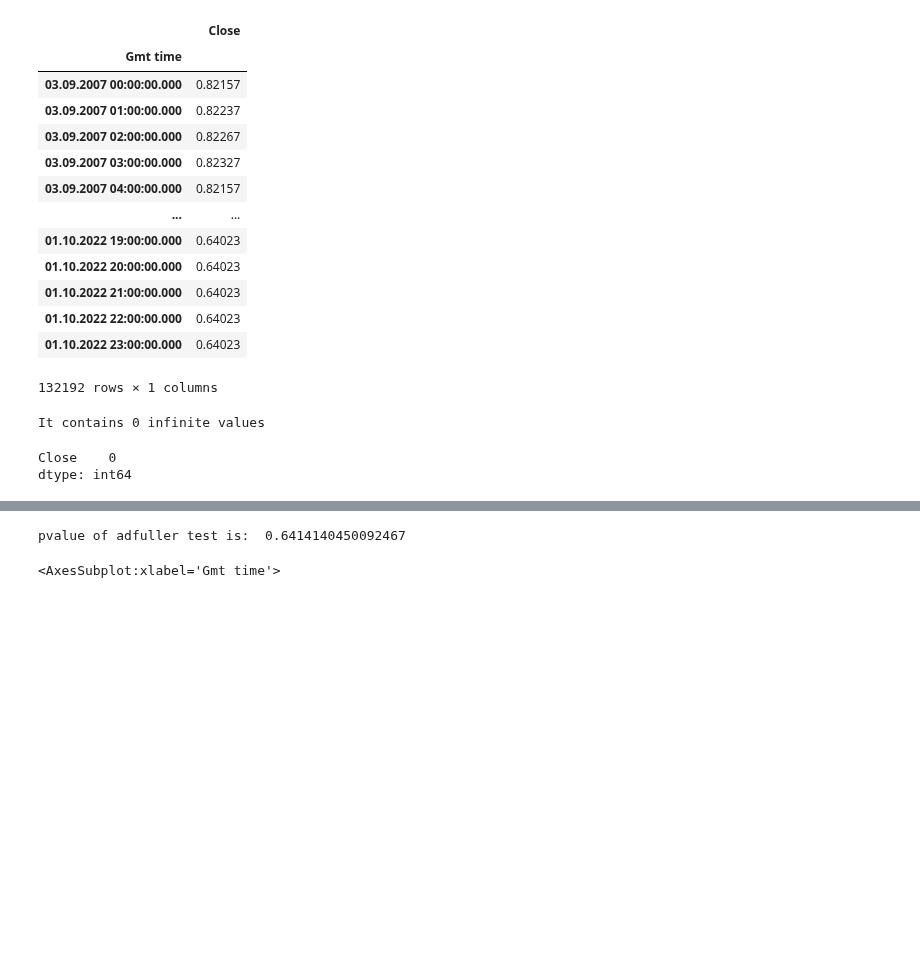
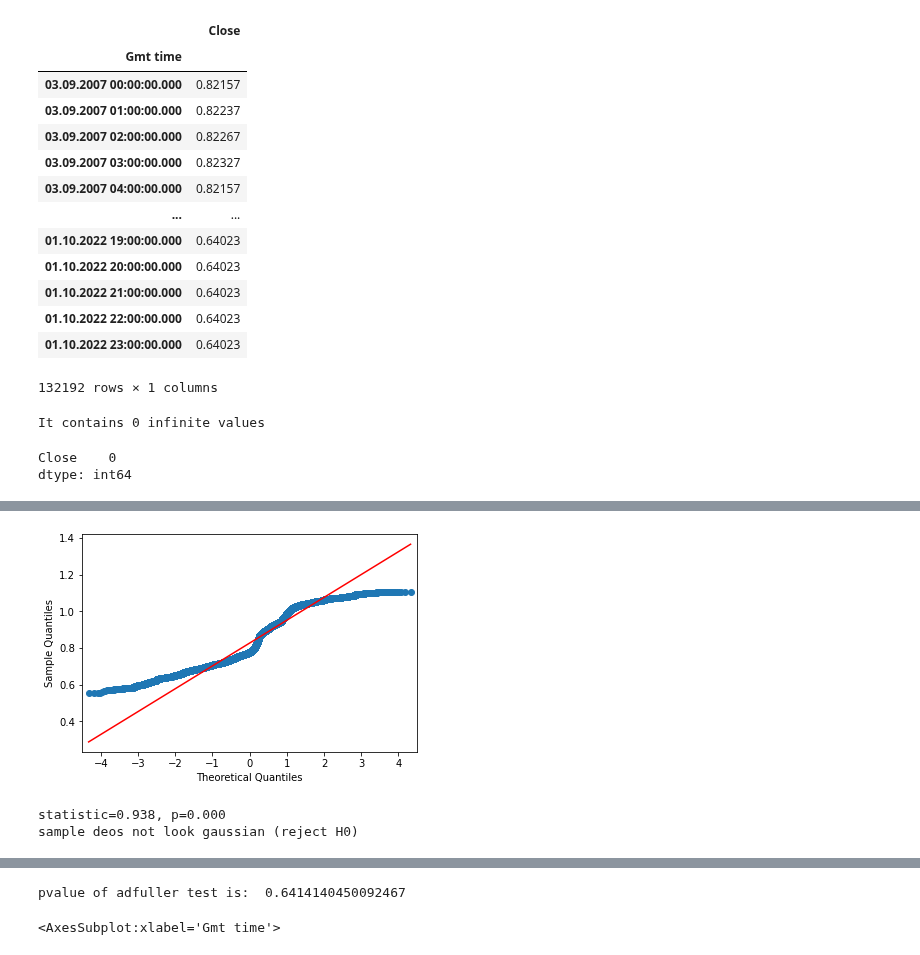
Before and after one commit to Exp-On-Supervised-ML-Algorithms/Regression, a Jupyter notebook: Linear Regression/Linear Regression.ipynb, the cells around one changed output, grey strips where cells are left out. Cells and saved outputs as stored; diff of their text form; code cells hidden in the pictures; blank space fills up the shorter version.

```diff
--- a/Linear Regression/Linear Regression.ipynb
+++ b/Linear Regression/Linear Regression.ipynb
@@ -69,0 +68,29 @@ It contains 0 infinite values
+# %%
+# qqplot shows the value not normally distributed
+from statsmodels.graphics.gofplots import qqplot
+
+# q-qplot
+qqplot(df.Close, line= 's')
+pyplot.show()
+# %% [output]
+[figure, added]
+# %%
+# Null: Data is normally distributed
+#Alt: Data is not normally distributed
+# shapiro-wilk Test
+from numpy.random import seed
+from scipy.stats import shapiro
+# normality test
+stat, p = shapiro(df)
+print('statistic=%.3f, p=%.3f' % (stat, p))
+# interpret
+alpha = 0.05
+if p > alpha:
+    print('Sample looks Gaussian (fail to reject H0)')
+else:
+    print('sample deos not look gaussian (reject H0)')
+
+# It conferm data is not gaussian or normal distribution
+# %% [output]
+statistic=0.938, p=0.000
+sample deos not look gaussian (reject H0)
```
Also changed, not shown: parts of 8 cells of this notebook.
